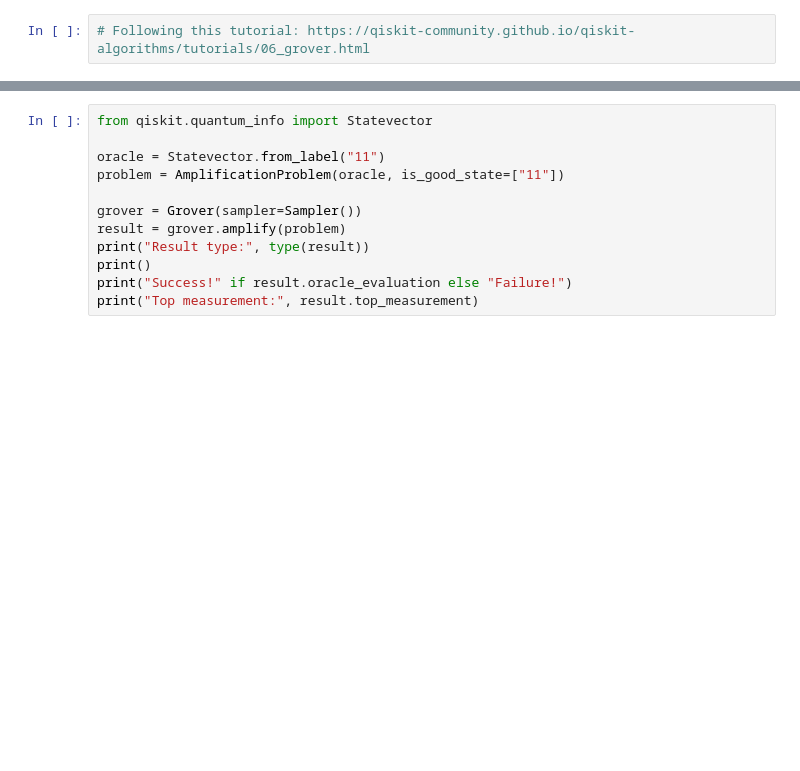
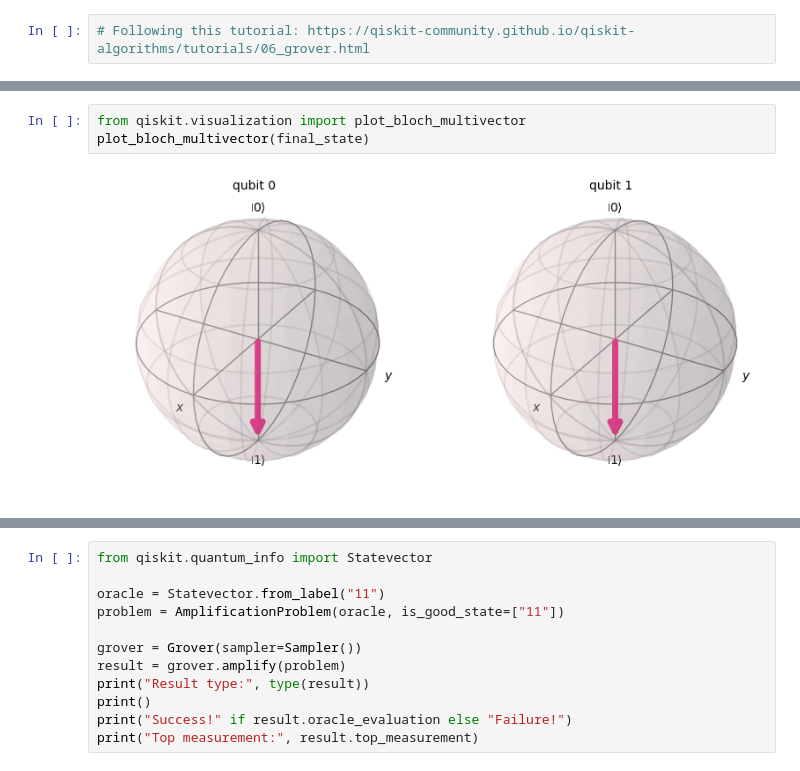
Before and after one commit to brinaa8/grover_algorithm, a Jupyter notebook: implementation.ipynb, the cells around one changed output, grey strips where cells are left out. Cells and saved outputs as stored; diff of their text form; blank space fills up the shorter version.

```diff
--- a/implementation.ipynb
+++ b/implementation.ipynb
@@ -22,0 +32,5 @@ problem.grover_operator.decompose().draw(output="mpl")
+# %%
+from qiskit.visualization import plot_bloch_multivector
+plot_bloch_multivector(final_state)
+# %% [output]
+[figure, added]
```
Also changed, not shown: parts of 5 cells of this notebook, 1 other file.
